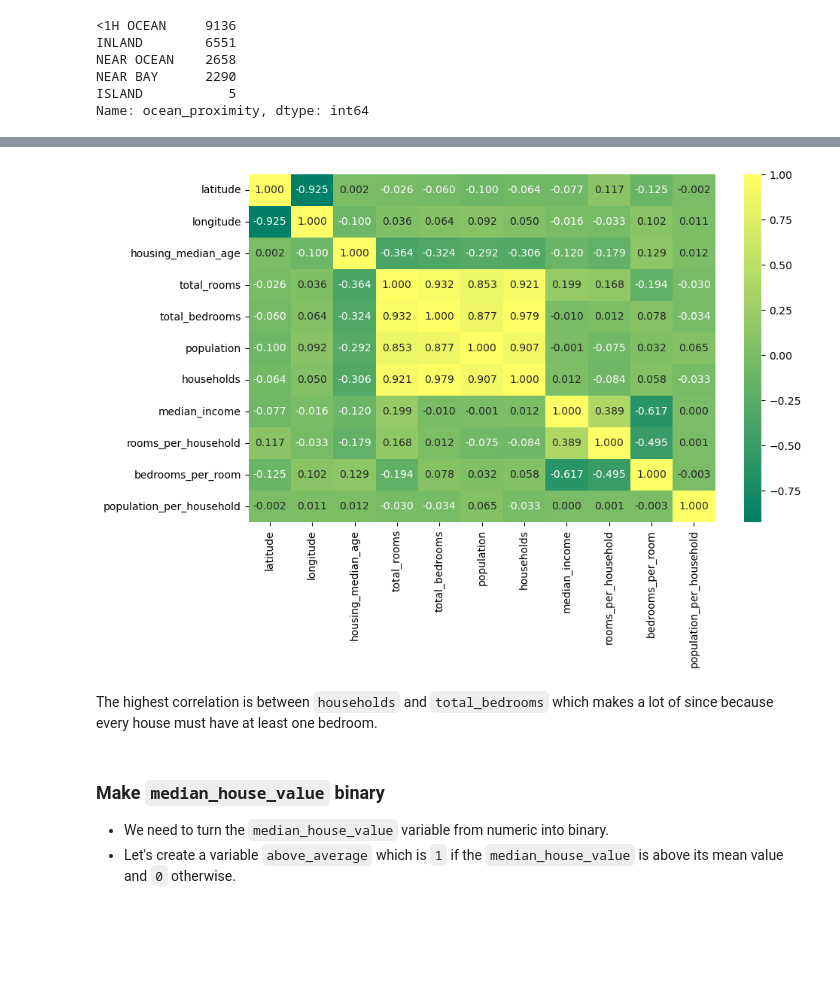
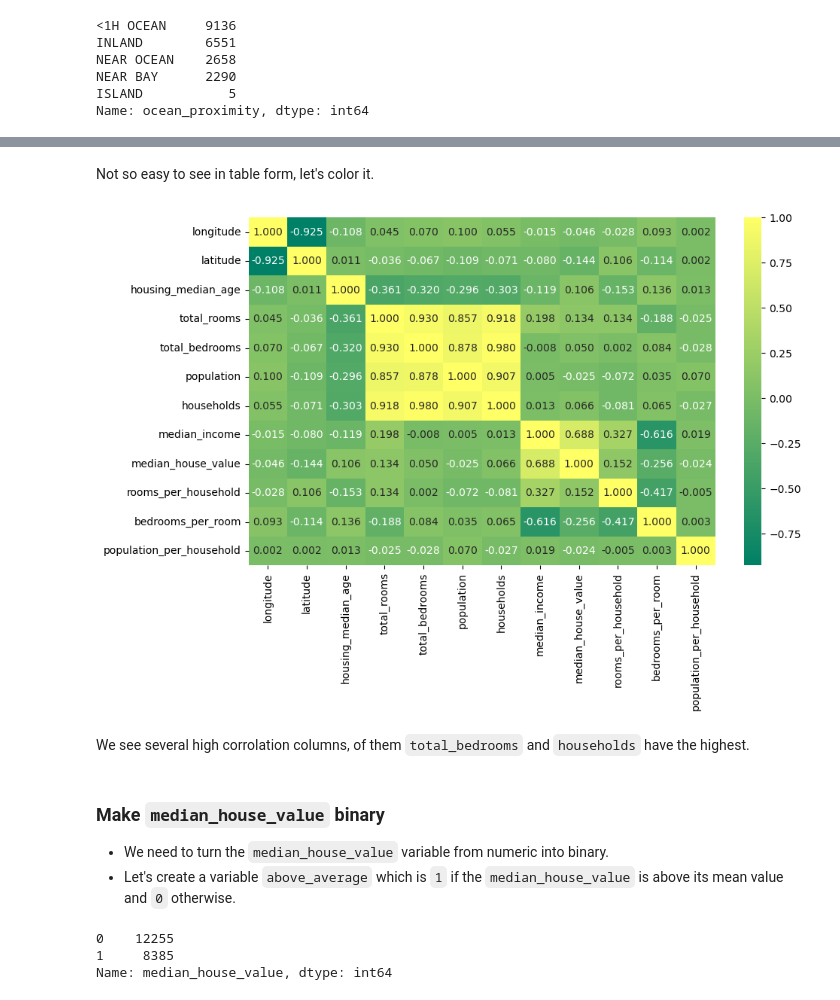
Before and after one commit to DvirFl/ML-ZoomCamp, a Jupyter notebook: week3/03_classification_hw.ipynb, the cells around one changed output, grey strips where cells are left out. Saved outputs shown, nothing was run; the diff lists cells and outputs as text; code cells hidden in the pictures; blank space fills up the shorter version.

```diff
--- a/week3/03_classification_hw.ipynb
+++ b/week3/03_classification_hw.ipynb
@@ -8,0 +16,3 @@ import seaborn as sns
+# %%
+df = pd.read_csv('../data/housing.csv')
+df.info()
@@ -9,18 +52,17 @@ import seaborn as sns
 # %%
-df = pd.read_csv('../week2/housing.csv')
 features = [
-    'latitude',
-    'longitude',
-    'housing_median_age',
-    'total_rooms',
-    'total_bedrooms',
-    'population',
-    'households',
-    'median_income',
-    'median_house_value',
-    'ocean_proximity'
+'latitude',
+'longitude',
+'housing_median_age',
+'total_rooms',
+'total_bedrooms',
+'population',
+'households',
+'median_income',
+'median_house_value',
+'ocean_proximity'
+
 ]
-housing_df = df[features]
 # %% [markdown]
 ### Data preparation
 
@@ -81,2 +73,8 @@ Name: population_per_household, dtype: int32
+# %%
+df['rooms_per_household'] = df.total_rooms.div(df.households)
+df['bedrooms_per_room'] = df.total_bedrooms.div(df.total_rooms)
+df['population_per_household'] = df.population.div(df.households)
+
+# round(df.rooms_per_household)
 # %% [markdown]
 ### Question 1
@@ -157,17 +128,22 @@ df_train.corr()
+# %% [markdown]
+Not so easy to see in table form, let's color it.
 # %%
 plt.figure(figsize=(10, 6))
-sns.heatmap(df_train.corr(), cmap="summer", annot=True, fmt='.3f');
+sns.heatmap(df.corr(), cmap="summer", annot=True, fmt='.3f');
 # %% [output]
-[figure, old version]
+[figure, new version]
-# %% [markdown]
-The highest correlation is between `households` and `total_bedrooms` which makes a lot of since because every house must have at least one bedroom.
+# %% [markdown]
+We see several high corrolation columns, of them `total_bedrooms` and `households` have the highest.
 # %% [markdown]
 ### Make `median_house_value` binary
 
 * We need to turn the `median_house_value` variable from numeric into binary.
 * Let's create a variable `above_average` which is `1` if the `median_house_value` is above its mean value and `0` otherwise.
 # %%
-mean_house_value = df_full_train.median_house_value.mean()
-df_full_train['above_average'] = (df_full_train.median_house_value > mean_house_value)
-
-# df_full_train.above_average.value_counts()
+mean_mhv = df.median_house_value.mean()
+above_average = (df.median_house_value > mean_mhv)*1
+above_average.value_counts()
+# %% [output]
+0    12255
+1     8385
+Name: median_house_value, dtype: int64
```
Also changed, not shown: parts of 52 cells of this notebook, 3 other files.
